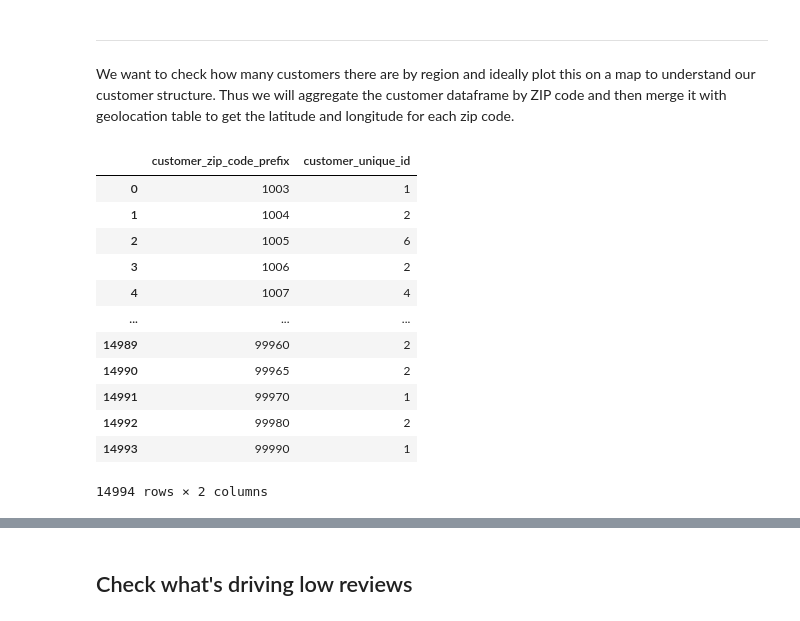
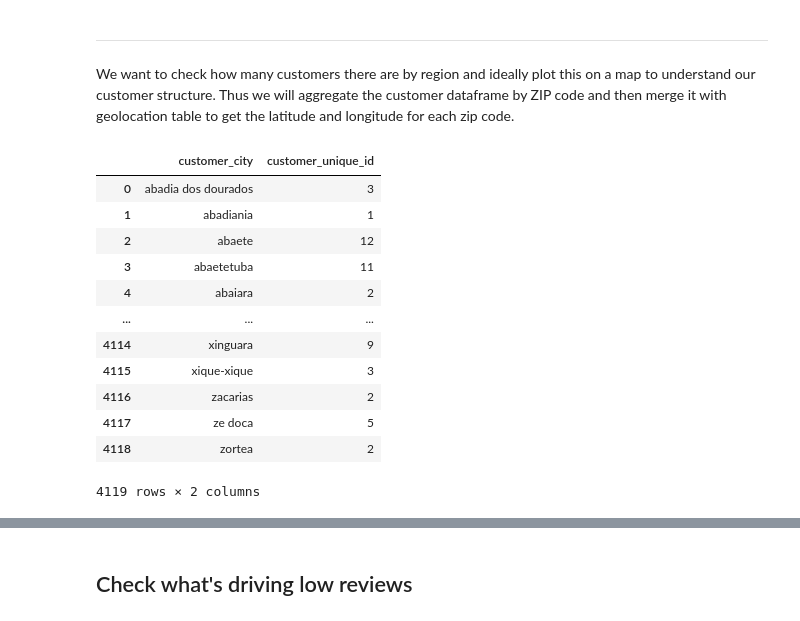
Before and after one commit to DucVanNgo/olist, a Jupyter notebook: notebooks/Data Exploration.ipynb, the cells around one changed output, grey strips where cells are left out. Saved outputs shown, nothing was run; the diff lists cells and outputs as text; code cells hidden in the pictures.

```diff
--- a/notebooks/Data Exploration.ipynb
+++ b/notebooks/Data Exploration.ipynb
@@ -89,20 +89,20 @@ memory usage: 3.8+ MB
 
 We want to check how many customers there are by region and ideally plot this on a map to understand our customer structure. Thus we will aggregate the customer dataframe by ZIP code and then merge it with geolocation table to get the latitude and longitude for each zip code.
 # %%
-customer_per_zip = customer_data.groupby('customer_zip_code_prefix').count().drop(columns=['customer_id', 'customer_city', 'customer_state']).reset_index()
+customer_per_city = customer_data.groupby('customer_city').count().drop(columns=['customer_id', 'customer_zip_code_prefix', 'customer_state']).reset_index()
 
-customer_per_zip
+customer_per_city
 # %% [output]
-|  | customer_zip_code_prefix | customer_unique_id |
-| 0 | 1003 | 1 |
-| 1 | 1004 | 2 |
-| 2 | 1005 | 6 |
-| 3 | 1006 | 2 |
-| 4 | 1007 | 4 |
+|  | customer_city | customer_unique_id |
+| 0 | abadia dos dourados | 3 |
+| 1 | abadiania | 1 |
+| 2 | abaete | 12 |
+| 3 | abaetetuba | 11 |
+| 4 | abaiara | 2 |
 | ... | ... | ... |
-| 14989 | 99960 | 2 |
-| 14990 | 99965 | 2 |
-| 14991 | 99970 | 1 |
-| 14992 | 99980 | 2 |
-| 14993 | 99990 | 1 |
+| 4114 | xinguara | 9 |
+| 4115 | xique-xique | 3 |
+| 4116 | zacarias | 2 |
+| 4117 | ze doca | 5 |
+| 4118 | zortea | 2 |
-14994 rows × 2 columns
+4119 rows × 2 columns
```
Also changed, not shown: parts of 15 cells of this notebook.
